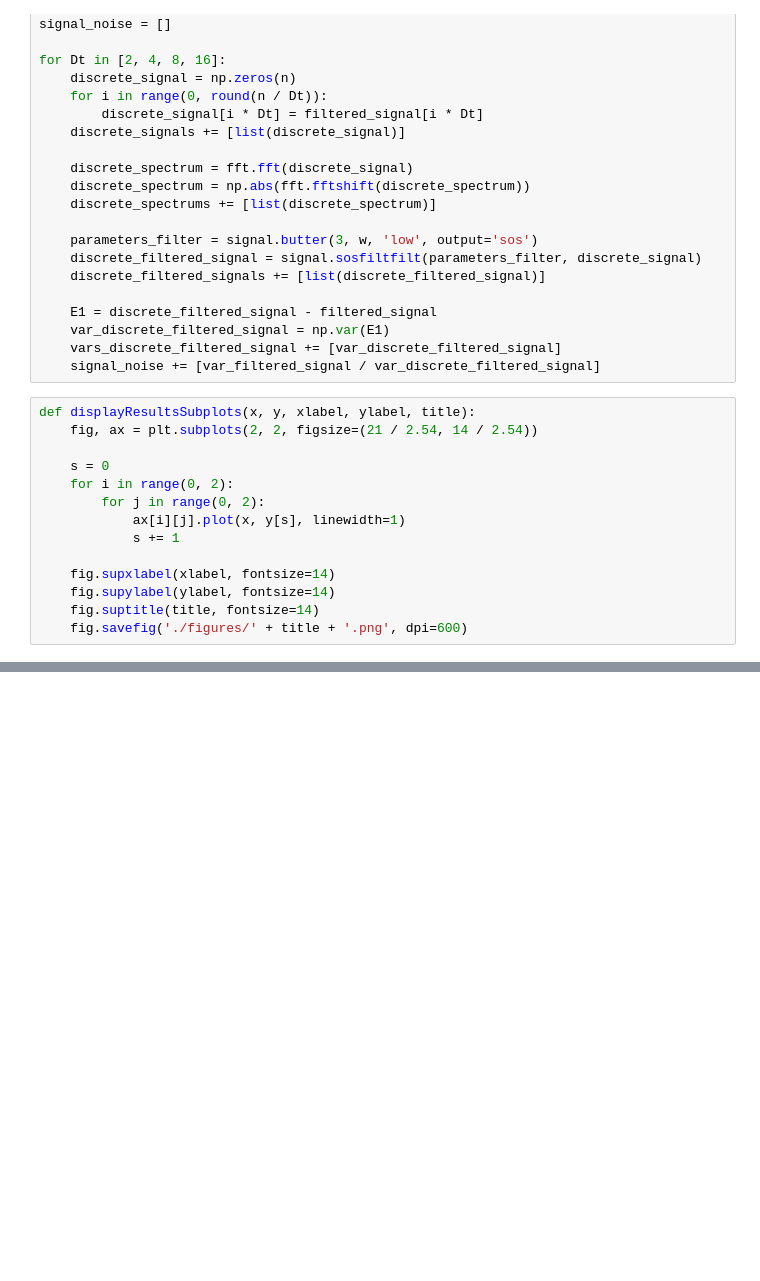
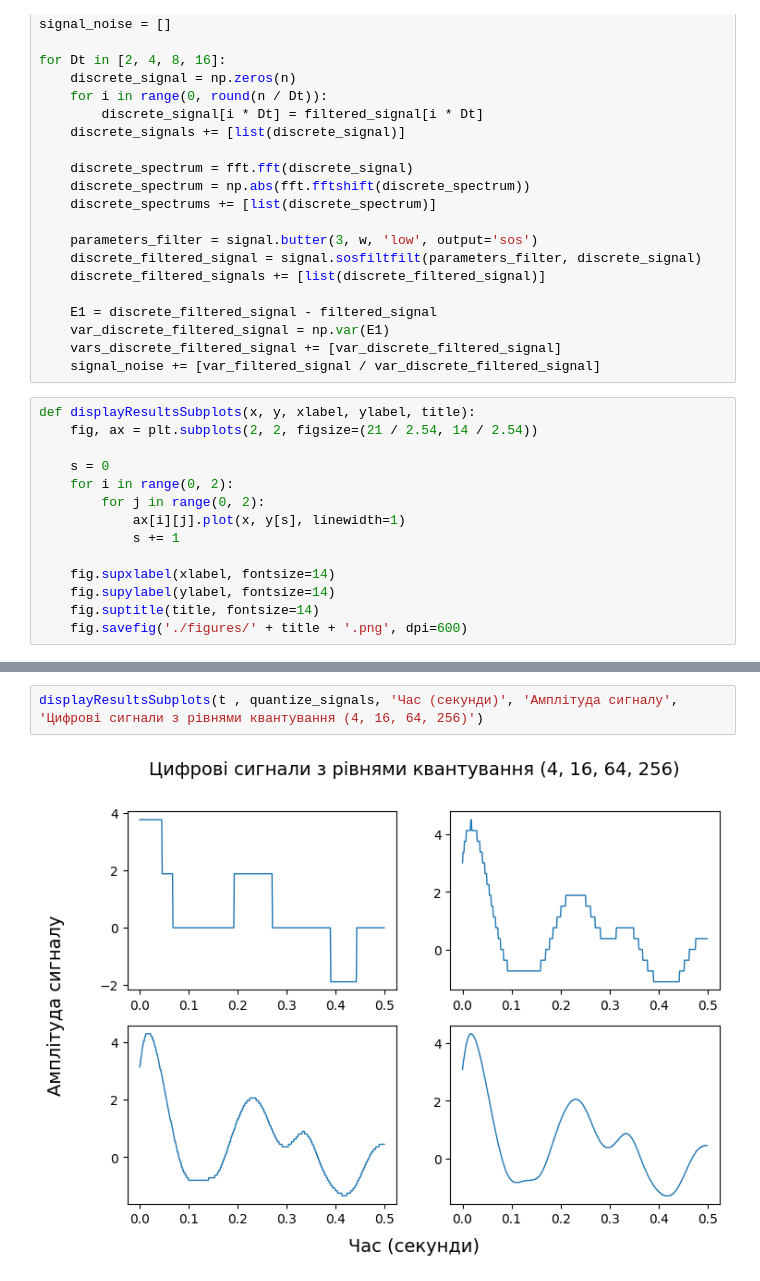
Before and after one commit to Vladyslav-Kolisnyk/TDC_Kolisnyk_526, a Jupyter notebook: SignalProcessing/SignalProcessing.ipynb, the cells around one changed output, grey strips where cells are left out. Saved outputs shown, nothing was run; the diff lists cells and outputs as text; blank space fills up the shorter version.

```diff
--- a/SignalProcessing/SignalProcessing.ipynb
+++ b/SignalProcessing/SignalProcessing.ipynb
@@ -103,0 +151,4 @@ showResults(x, signal_noise, 'Залежність співвідношення
+# %%
+displayResultsSubplots(t , quantize_signals, 'Час (секунди)', 'Амплітуда сигналу', 'Цифрові сигнали з рівнями квантування (4, 16, 64, 256)')
+# %% [output]
+[figure, added]
```
Also changed, not shown: parts of 10 cells of this notebook, 18 other files.
